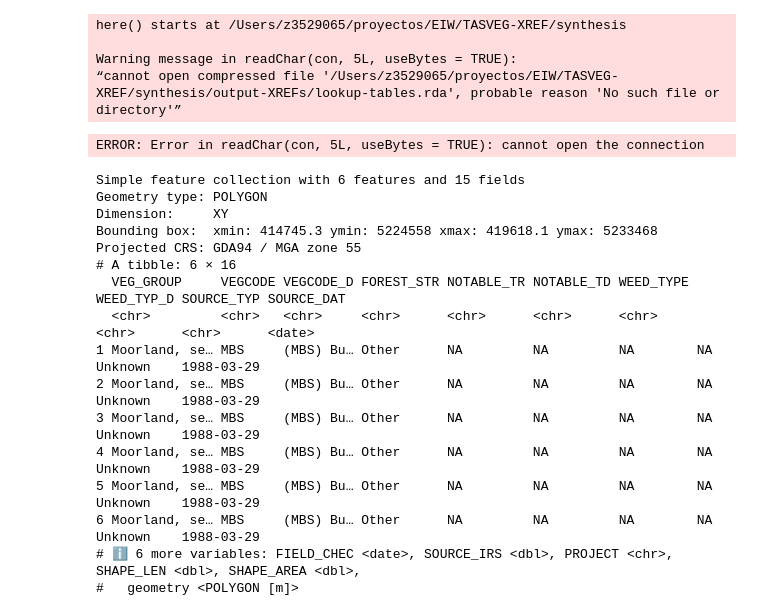
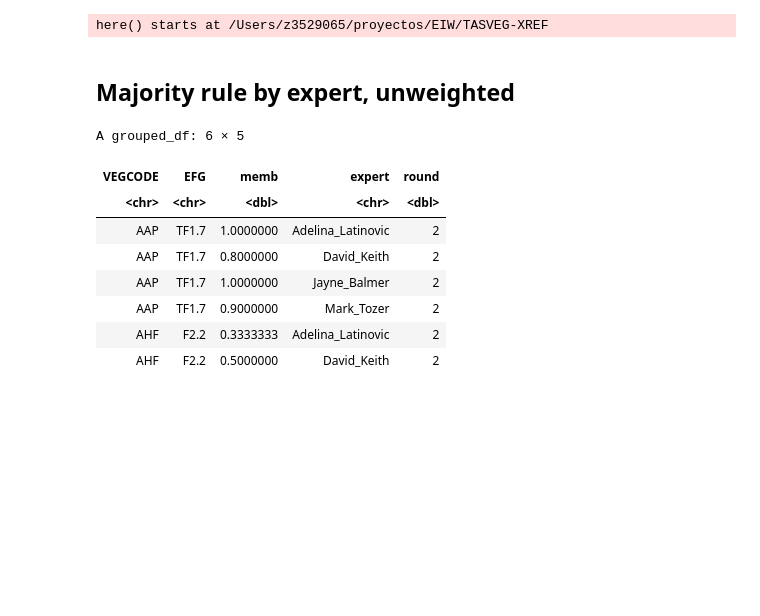
Before and after one commit to Ecosystem-Indicators-Workflows/TASVEG-XREF, a Jupyter notebook: synthesis/area-summaries.ipynb, the cells around one changed output. Saved outputs shown, nothing was run; the diff lists cells and outputs as text; code cells hidden in the pictures; blank space fills up the shorter version.

```diff
--- a/synthesis/area-summaries.ipynb
+++ b/synthesis/area-summaries.ipynb
@@ -7,12 +26,9 @@ Linking to GEOS 3.13.0, GDAL 3.8.5, PROJ 9.5.1; sf_use_s2() is TRUE
 # %%
 here::i_am("synthesis/EFG-map.qmd")
 output_dir <- here::here("output-XREFs")
+source(here::here("inc/setup.R"))
 load(here::here(output_dir, "lookup-tables.rda"))
 load(here::here(output_dir, "memb-tables.rda"))
 # %% [output]
-here() starts at /Users/z3529065/proyectos/EIW/TASVEG-XREF/synthesis
-
-Warning message in readChar(con, 5L, useBytes = TRUE):
-“cannot open compressed file '/Users/z3529065/proyectos/EIW/TASVEG-XREF/synthesis/output-XREFs/lookup-tables.rda', probable reason 'No such file or directory'”
+here() starts at /Users/z3529065/proyectos/EIW/TASVEG-XREF
-ERROR: Error in readChar(con, 5L, useBytes = TRUE): cannot open the connection
 # %%
@@ -20,20 +37,22 @@ TASVEG <- read_sf(here::here("gisdata","TASVEG_5_0.shp"))
+# %% [markdown]
+## Majority rule by expert, unweighted
 # %%
-head(TASVEG)
+max_by_expert <-
+    TASVEG_clean |>
+    filter(round == 2) |>
+    group_by(VEGCODE,expert) |>
+    arrange(desc(memb)) |>
+    slice(1)
-# %% [output]
-Simple feature collection with 6 features and 15 fields
-Geometry type: POLYGON
-Dimension:     XY
-Bounding box:  xmin: 414745.3 ymin: 5224558 xmax: 419618.1 ymax: 5233468
-Projected CRS: GDA94 / MGA zone 55
-# A tibble: 6 × 16
-  VEG_GROUP     VEGCODE VEGCODE_D FOREST_STR NOTABLE_TR NOTABLE_TD WEED_TYPE WEED_TYP_D SOURCE_TYP SOURCE_DAT
-  <chr>         <chr>   <chr>     <chr>      <chr>      <chr>      <chr>     <chr>      <chr>      <date>
-1 Moorland, se… MBS     (MBS) Bu… Other      NA         NA         NA        NA         Unknown    1988-03-29
-2 Moorland, se… MBS     (MBS) Bu… Other      NA         NA         NA        NA         Unknown    1988-03-29
-3 Moorland, se… MBS     (MBS) Bu… Other      NA         NA         NA        NA         Unknown    1988-03-29
-4 Moorland, se… MBS     (MBS) Bu… Other      NA         NA         NA        NA         Unknown    1988-03-29
-5 Moorland, se… MBS     (MBS) Bu… Other      NA         NA         NA        NA         Unknown    1988-03-29
-6 Moorland, se… MBS     (MBS) Bu… Other      NA         NA         NA        NA         Unknown    1988-03-29
-# ℹ 6 more variables: FIELD_CHEC <date>, SOURCE_IRS <dbl>, PROJECT <chr>, SHAPE_LEN <dbl>, SHAPE_AREA <dbl>,
-#   geometry <POLYGON [m]>
+# %%
+head(max_by_expert)
+# %% [output]
+A grouped_df: 6 × 5
+| VEGCODE | EFG | memb | expert | round |
+| <chr> | <chr> | <dbl> | <chr> | <dbl> |
+| AAP | TF1.7 | 1.0000000 | Adelina_Latinovic | 2 |
+| AAP | TF1.7 | 0.8000000 | David_Keith | 2 |
+| AAP | TF1.7 | 1.0000000 | Jayne_Balmer | 2 |
+| AAP | TF1.7 | 0.9000000 | Mark_Tozer | 2 |
+| AHF | F2.2 | 0.3333333 | Adelina_Latinovic | 2 |
+| AHF | F2.2 | 0.5000000 | David_Keith | 2 |
 # %%
```
Also changed, not shown: parts of 17 cells of this notebook, 1 other file.
